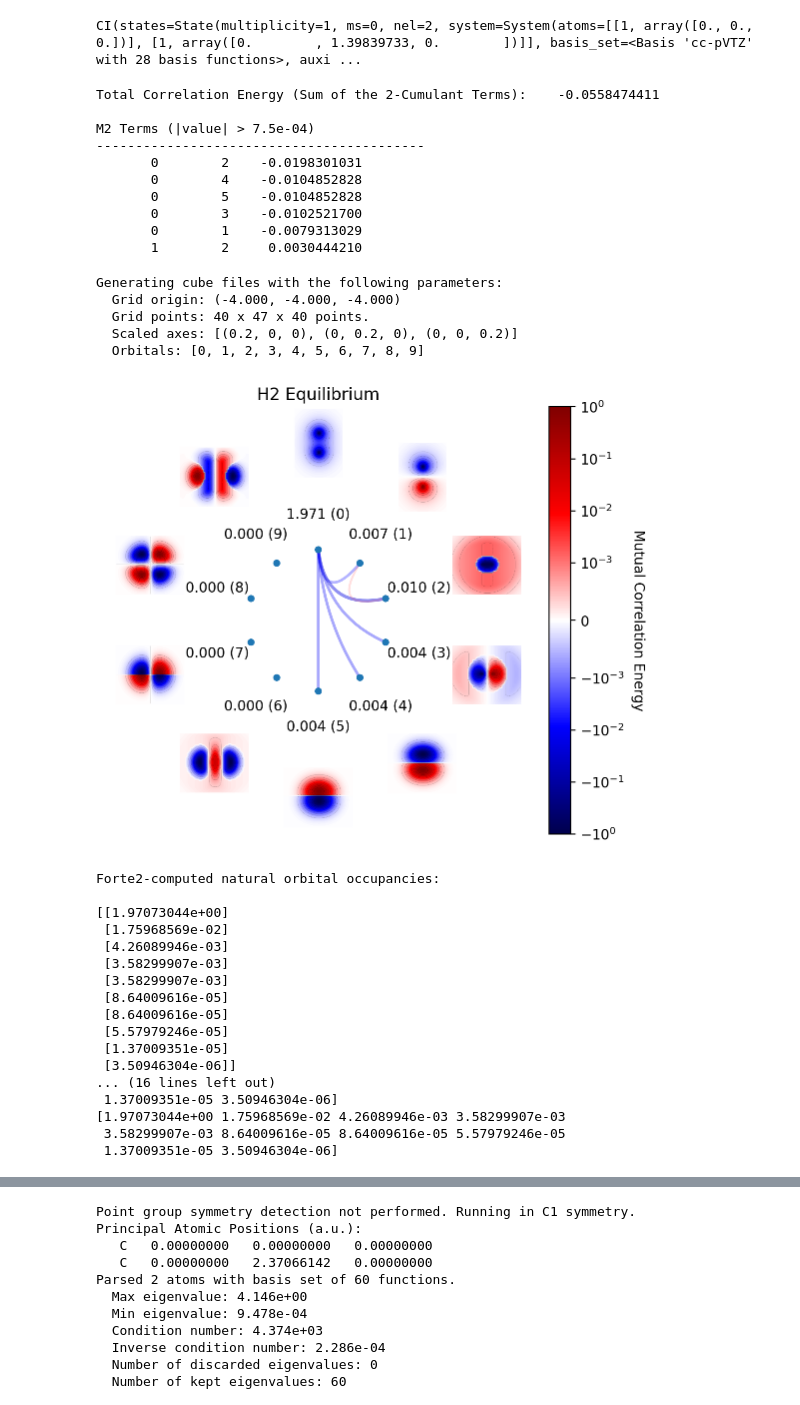
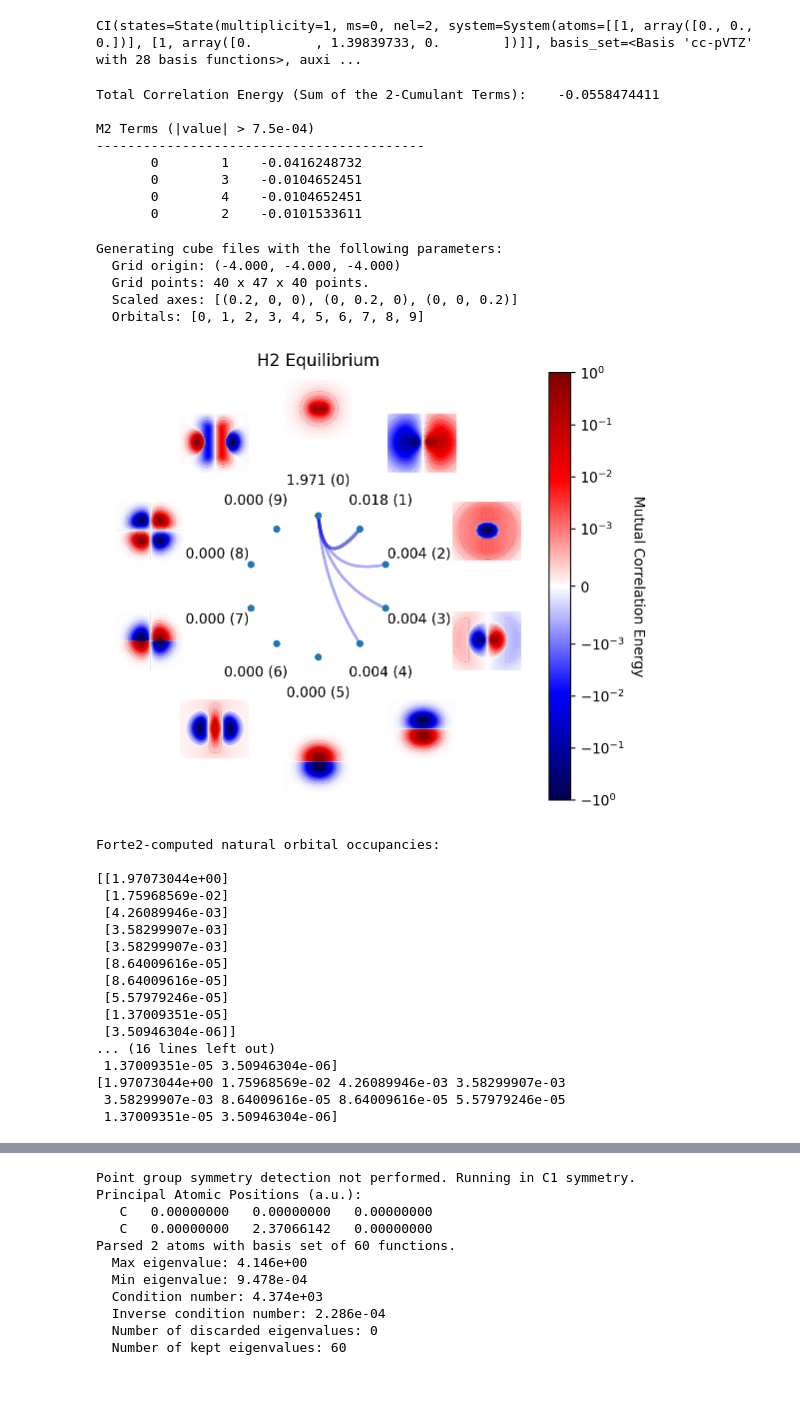
Before and after one commit to evangelistalab/forte2, a Jupyter notebook: tutorials/mca_energy/mc_energy.ipynb, the cells around one changed output, grey strips where cells are left out. Cells and saved outputs as stored; diff of their text form; code cells hidden in the pictures.

```diff
--- a/tutorials/mca_energy/mc_energy.ipynb
+++ b/tutorials/mca_energy/mc_energy.ipynb
@@ -253,59 +253,56 @@ Root 0    |2000000000> |0002000000> |0b0a000000> |0a0b000000> |0000020000>
 CI(states=State(multiplicity=1, ms=0, nel=2, system=System(atoms=[[1, array([0., 0., 0.])], [1, array([0.        , 1.39839733, 0.        ])]], basis_set=<Basis 'cc-pVTZ' with 28 basis functions>, auxi ...
 # %%
 MCEmat = mcmod.MutualCorrelationEnergyAnalysis(hci,
-nat_orbs=True, nocc=2
-)
+nat_orbs=True)
 print(MCEmat.mutual_correlation_matrix_summary())
 # %% [output]
 Total Correlation Energy (Sum of the 2-Cumulant Terms):    -0.0558474411
 
 M2 Terms (|value| > 7.5e-04)
 ------------------------------------------
-       0        2    -0.0198301031
-       0        4    -0.0104852828
-       0        5    -0.0104852828
-       0        3    -0.0102521700
-       0        1    -0.0079313029
-       1        2     0.0030444210
+       0        1    -0.0416248732
+       0        3    -0.0104652451
+       0        4    -0.0104652451
+       0        2    -0.0101533611
 # %%
 mutual_correlation_plot(system,hci.C[0],
                         indices=hci.active_indices,
                         mca=MCEmat,
                         title="H2 Equilibrium",
                         #occupation_numbers=hci.nat_occs,
-                        output_file='h2_2cmod'
+                        #output_file='h2_2cmod'
                         )
 
 print("Forte2-computed natural orbital occupancies:")
 print("")
 print(hci.nat_occs)
 print("")
 
 print("MCE block-diagonal orbital rotation natural orbital occupancies:")
 print("")
 for i in range(len(MCEmat.gamma1[0])):
     print(MCEmat.gamma1[i][i])
 
 
 #Check eigenvalues of orbital rotation:
 print("")
 w, _ = np.linalg.eigh(MCEmat.gamma1)
 print(np.sort(w)[::-1])
 print(hci.nat_occs.ravel())
 
 gamma = mcmod._spin_summed_1rdm(hci)
 
 w_ref = np.sort(np.linalg.eigvalsh(gamma))[::-1]
 w_rot = np.sort(np.linalg.eigvalsh(MCEmat.gamma1))[::-1]
 
 assert np.allclose(w_ref, w_rot)
 # %% [output]
 Generating cube files with the following parameters:
   Grid origin: (-4.000, -4.000, -4.000)
   Grid points: 40 x 47 x 40 points.
   Scaled axes: [(0.2, 0, 0), (0, 0.2, 0), (0, 0, 0.2)]
   Orbitals: [0, 1, 2, 3, 4, 5, 6, 7, 8, 9]
-[figure, old version]
+[figure, new version]
 Forte2-computed natural orbital occupancies:
 
 [[1.97073044e+00]
```
Also changed, not shown: parts of 8 cells of this notebook, 6 other files.
